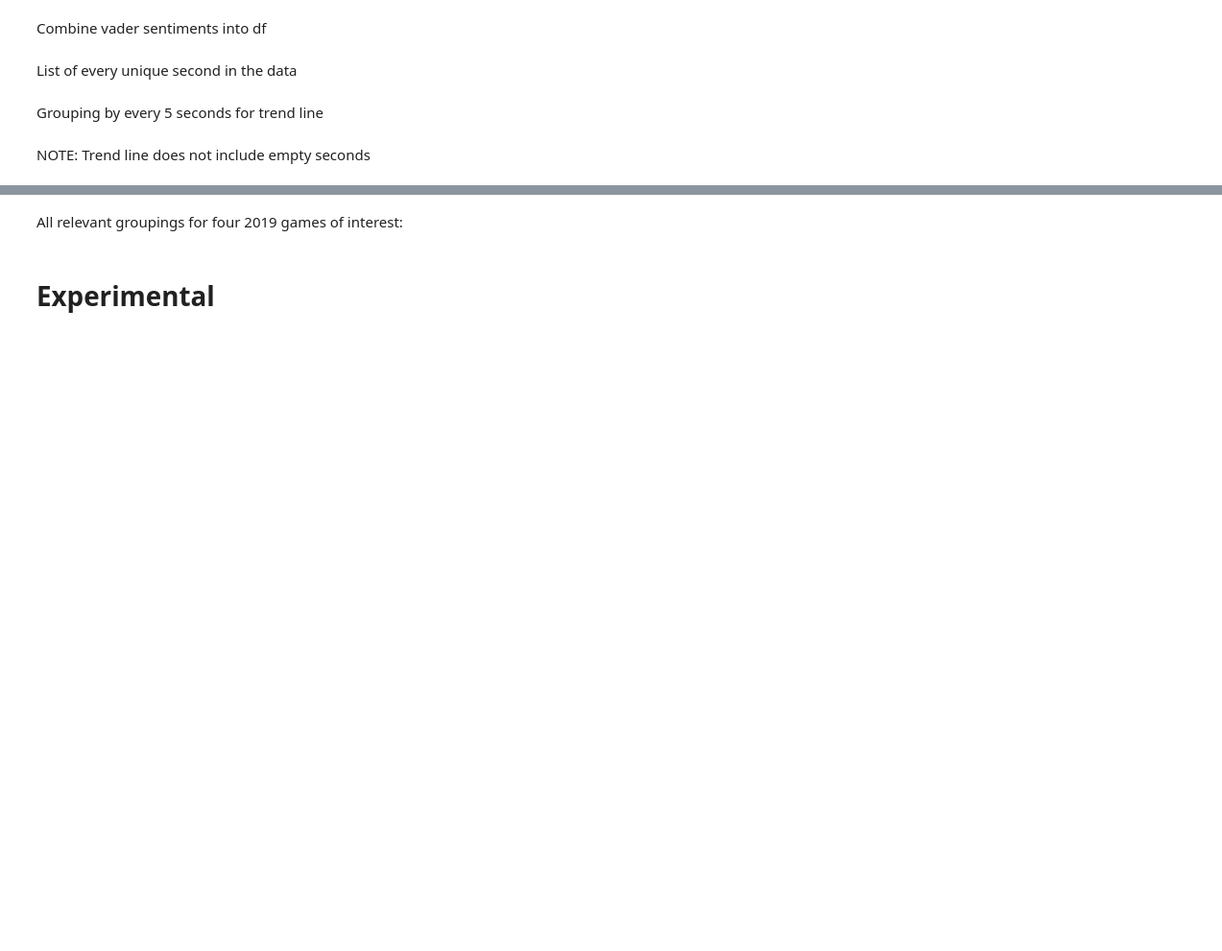
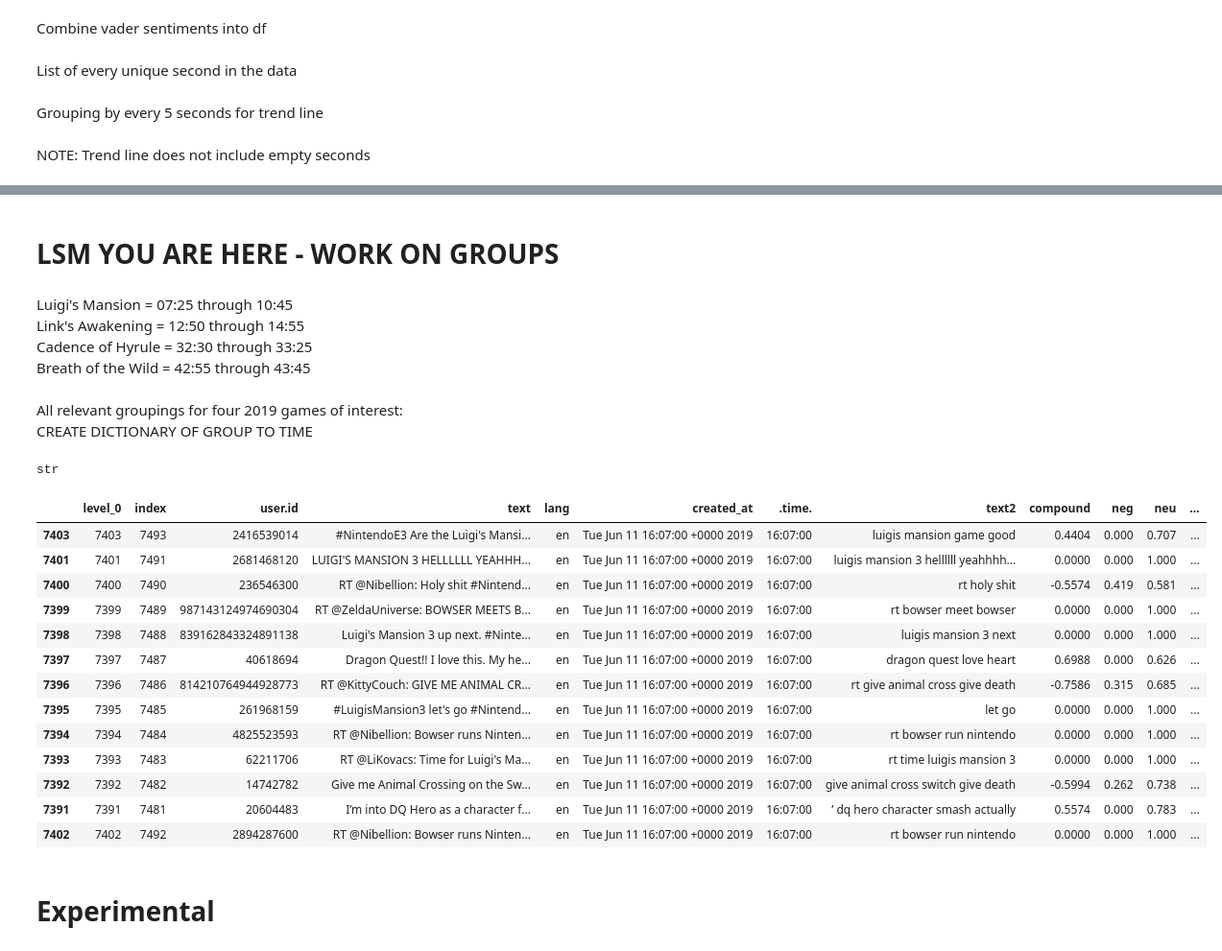
Before and after one commit to Laura-ShummonMaass/Nintendo_E3_Sentiment_Analysis, a Jupyter notebook: 30_day_twitter.ipynb, the cells around one changed output, grey strips where cells are left out. Shown at 96% size. Drawn from its saved outputs; the diff is of its cells as text; code cells hidden in the pictures; blank space fills up the shorter version.

Commit message:
set myself up for tomorrow's final game grouping work

```diff
--- a/30_day_twitter.ipynb
+++ b/30_day_twitter.ipynb
@@ -198,2 +202,10 @@ trend_line(df, 5, 'sum')
+# %% [markdown]
+# LSM YOU ARE HERE - WORK ON GROUPS
+# %% [markdown]
+Luigi's Mansion = 07:25 through 10:45
+Link's Awakening = 12:50 through 14:55
+Cadence of Hyrule = 32:30 through 33:25
+Breath of the Wild = 42:55 through 43:45
 # %% [markdown]
 All relevant groupings for four 2019 games of interest:
+CREATE DICTIONARY OF GROUP TO TIME
@@ -201,0 +212,21 @@ All relevant groupings for four 2019 games of interest:
+# %%
+type(df['.time.'][0])
+# %% [output]
+str
+# %%
+df.loc[df['.time.'] == '16:07:00']
+# %% [output]
+|  | level_0 | index | user.id | text | lang | created_at | .time. | text2 | compound | neg | neu | ... |
+| 7403 | 7403 | 7493 | 2416539014 | #NintendoE3 Are the Luigi's Mansi... | en | Tue Jun 11 16:07:00 +0000 2019 | 16:07:00 | luigis mansion game good | 0.4404 | 0.000 | 0.707 | ... |
+| 7401 | 7401 | 7491 | 2681468120 | LUIGI'S MANSION 3 HELLLLLL YEAHHH... | en | Tue Jun 11 16:07:00 +0000 2019 | 16:07:00 | luigis mansion 3 hellllll yeahhhh... | 0.0000 | 0.000 | 1.000 | ... |
+| 7400 | 7400 | 7490 | 236546300 | RT @Nibellion: Holy shit #Nintend... | en | Tue Jun 11 16:07:00 +0000 2019 | 16:07:00 | rt holy shit | -0.5574 | 0.419 | 0.581 | ... |
+| 7399 | 7399 | 7489 | 987143124974690304 | RT @ZeldaUniverse: BOWSER MEETS B... | en | Tue Jun 11 16:07:00 +0000 2019 | 16:07:00 | rt bowser meet bowser | 0.0000 | 0.000 | 1.000 | ... |
+| 7398 | 7398 | 7488 | 839162843324891138 | Luigi's Mansion 3 up next. #Ninte... | en | Tue Jun 11 16:07:00 +0000 2019 | 16:07:00 | luigis mansion 3 next | 0.0000 | 0.000 | 1.000 | ... |
+| 7397 | 7397 | 7487 | 40618694 | Dragon Quest!! I love this. My he... | en | Tue Jun 11 16:07:00 +0000 2019 | 16:07:00 | dragon quest love heart | 0.6988 | 0.000 | 0.626 | ... |
+| 7396 | 7396 | 7486 | 814210764944928773 | RT @KittyCouch: GIVE ME ANIMAL CR... | en | Tue Jun 11 16:07:00 +0000 2019 | 16:07:00 | rt give animal cross give death | -0.7586 | 0.315 | 0.685 | ... |
+| 7395 | 7395 | 7485 | 261968159 | #LuigisMansion3 let's go #Nintend... | en | Tue Jun 11 16:07:00 +0000 2019 | 16:07:00 | let go | 0.0000 | 0.000 | 1.000 | ... |
+| 7394 | 7394 | 7484 | 4825523593 | RT @Nibellion: Bowser runs Ninten... | en | Tue Jun 11 16:07:00 +0000 2019 | 16:07:00 | rt bowser run nintendo | 0.0000 | 0.000 | 1.000 | ... |
+| 7393 | 7393 | 7483 | 62211706 | RT @LiKovacs: Time for Luigi's Ma... | en | Tue Jun 11 16:07:00 +0000 2019 | 16:07:00 | rt time luigis mansion 3 | 0.0000 | 0.000 | 1.000 | ... |
+| 7392 | 7392 | 7482 | 14742782 | Give me Animal Crossing on the Sw... | en | Tue Jun 11 16:07:00 +0000 2019 | 16:07:00 | give animal cross switch give death | -0.5994 | 0.262 | 0.738 | ... |
+| 7391 | 7391 | 7481 | 20604483 | I’m into DQ Hero as a character f... | en | Tue Jun 11 16:07:00 +0000 2019 | 16:07:00 | ’ dq hero character smash actually | 0.5574 | 0.000 | 0.783 | ... |
+| 7402 | 7402 | 7492 | 2894287600 | RT @Nibellion: Bowser runs Ninten... | en | Tue Jun 11 16:07:00 +0000 2019 | 16:07:00 | rt bowser run nintendo | 0.0000 | 0.000 | 1.000 | ... |
```
Also changed, not shown: parts of 5 cells of this notebook, 1 other file.
